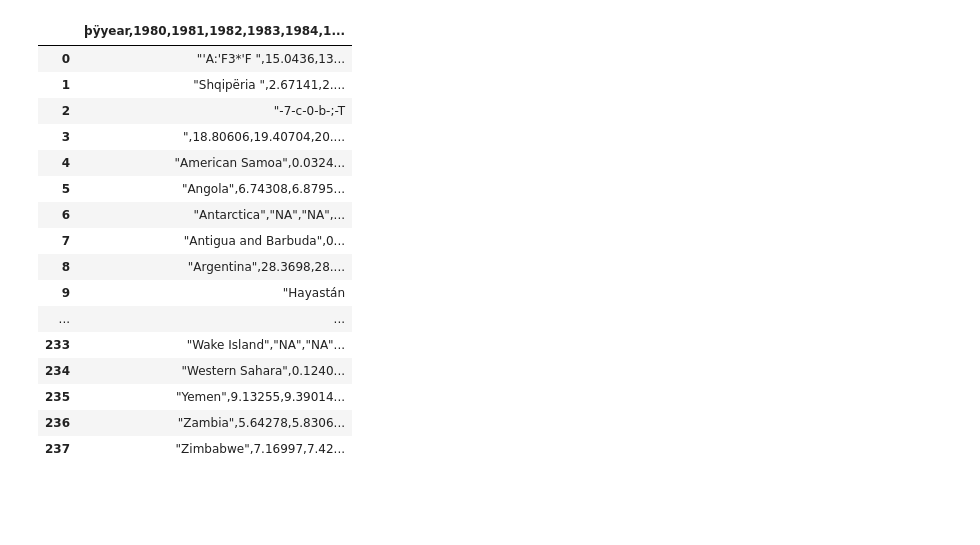
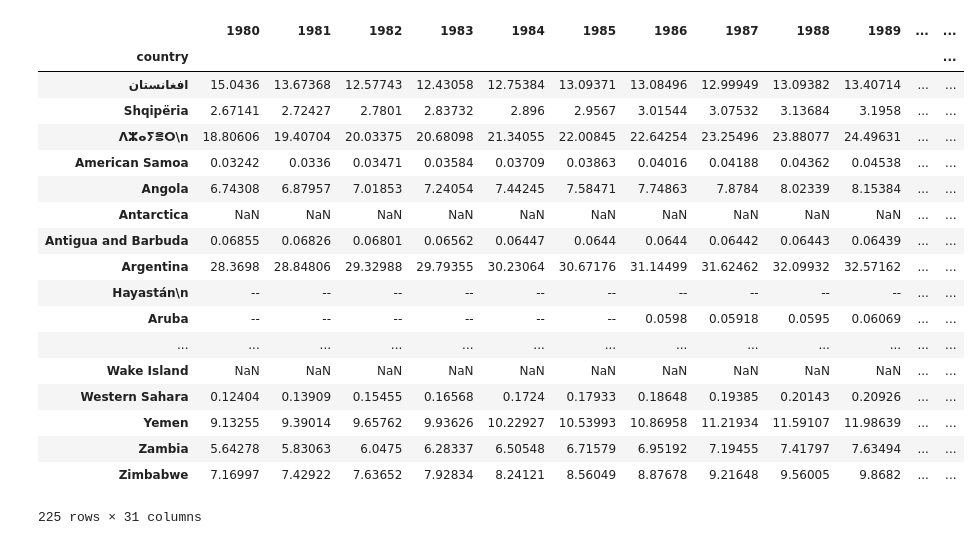
Before and after one commit to aml-spring-19/homework-1-aharby, a Jupyter notebook: task1/Untitled.ipynb, the cells around one changed output. Saved outputs shown, nothing was run; the diff lists cells and outputs as text; code cells hidden in the pictures; blank space fills up the shorter version.

Commit message:
read data to df

```diff
--- a/task1/Untitled.ipynb
+++ b/task1/Untitled.ipynb
@@ -1,4 +1,5 @@
 # %%
 import pandas as pd
 # %%
-data = pd.read_csv('input.txt', encoding = "ISO-8859-1")
+df = pd.read_csv('input.txt', sep=',', escapechar='\\',
+               encoding="utf-16")
@@ -21,2 +6,6 @@ data
+# %%
+df.rename(columns={'year':'country'},inplace=True)
+# %%
+df.set_index('country', inplace=True)
 # %%
-pd.set_option('display.max_rows', 244)
+pd.set_option('max_rows', 250)
@@ -66,20 +12,22 @@ data = pd.read_csv('input.txt',sep='None', engine='python')
-# %%
-data
-# %% [output]
-|  | þÿyear,1980,1981,1982,1983,1984,1... |
-| 0 | "'A:'F3*'F ",15.0436,13... |
-| 1 | "Shqipëria ",2.67141,2.... |
-| 2 | "-7-c-0-b-;-T |
-| 3 | ",18.80606,19.40704,20.... |
-| 4 | "American Samoa",0.0324... |
-| 5 | "Angola",6.74308,6.8795... |
-| 6 | "Antarctica","NA","NA",... |
-| 7 | "Antigua and Barbuda",0... |
-| 8 | "Argentina",28.3698,28.... |
-| 9 | "Hayastán |
-| ... | ... |
-| 233 | "Wake Island","NA","NA"... |
-| 234 | "Western Sahara",0.1240... |
-| 235 | "Yemen",9.13255,9.39014... |
-| 236 | "Zambia",5.64278,5.8306... |
-| 237 | "Zimbabwe",7.16997,7.42... |
+# %%
+df
+# %% [output]
+|  | 1980 | 1981 | 1982 | 1983 | 1984 | 1985 | 1986 | 1987 | 1988 | 1989 | ... | ... |
+| country |  |  |  |  |  |  |  |  |  |  |  | ... |
+| افغانستان | 15.0436 | 13.67368 | 12.57743 | 12.43058 | 12.75384 | 13.09371 | 13.08496 | 12.99949 | 13.09382 | 13.40714 | ... | ... |
+| Shqipëria | 2.67141 | 2.72427 | 2.7801 | 2.83732 | 2.896 | 2.9567 | 3.01544 | 3.07532 | 3.13684 | 3.1958 | ... | ... |
+| ⴷⵣⴰⵢⴻⵔ\n | 18.80606 | 19.40704 | 20.03375 | 20.68098 | 21.34055 | 22.00845 | 22.64254 | 23.25496 | 23.88077 | 24.49631 | ... | ... |
+| American Samoa | 0.03242 | 0.0336 | 0.03471 | 0.03584 | 0.03709 | 0.03863 | 0.04016 | 0.04188 | 0.04362 | 0.04538 | ... | ... |
+| Angola | 6.74308 | 6.87957 | 7.01853 | 7.24054 | 7.44245 | 7.58471 | 7.74863 | 7.8784 | 8.02339 | 8.15384 | ... | ... |
+| Antarctica | NaN | NaN | NaN | NaN | NaN | NaN | NaN | NaN | NaN | NaN | ... | ... |
+| Antigua and Barbuda | 0.06855 | 0.06826 | 0.06801 | 0.06562 | 0.06447 | 0.0644 | 0.0644 | 0.06442 | 0.06443 | 0.06439 | ... | ... |
+| Argentina | 28.3698 | 28.84806 | 29.32988 | 29.79355 | 30.23064 | 30.67176 | 31.14499 | 31.62462 | 32.09932 | 32.57162 | ... | ... |
+| Hayastán\n | -- | -- | -- | -- | -- | -- | -- | -- | -- | -- | ... | ... |
+| Aruba | -- | -- | -- | -- | -- | -- | 0.0598 | 0.05918 | 0.0595 | 0.06069 | ... | ... |
+| ... | ... | ... | ... | ... | ... | ... | ... | ... | ... | ... | ... | ... |
+| Wake Island | NaN | NaN | NaN | NaN | NaN | NaN | NaN | NaN | NaN | NaN | ... | ... |
+| Western Sahara | 0.12404 | 0.13909 | 0.15455 | 0.16568 | 0.1724 | 0.17933 | 0.18648 | 0.19385 | 0.20143 | 0.20926 | ... | ... |
+| Yemen | 9.13255 | 9.39014 | 9.65762 | 9.93626 | 10.22927 | 10.53993 | 10.86958 | 11.21934 | 11.59107 | 11.98639 | ... | ... |
+| Zambia | 5.64278 | 5.83063 | 6.0475 | 6.28337 | 6.50548 | 6.71579 | 6.95192 | 7.19455 | 7.41797 | 7.63494 | ... | ... |
+| Zimbabwe | 7.16997 | 7.42922 | 7.63652 | 7.92834 | 8.24121 | 8.56049 | 8.87678 | 9.21648 | 9.56005 | 9.8682 | ... | ... |
+225 rows × 31 columns
```
Also changed, not shown: parts of 4 cells of this notebook, 1 other file.
